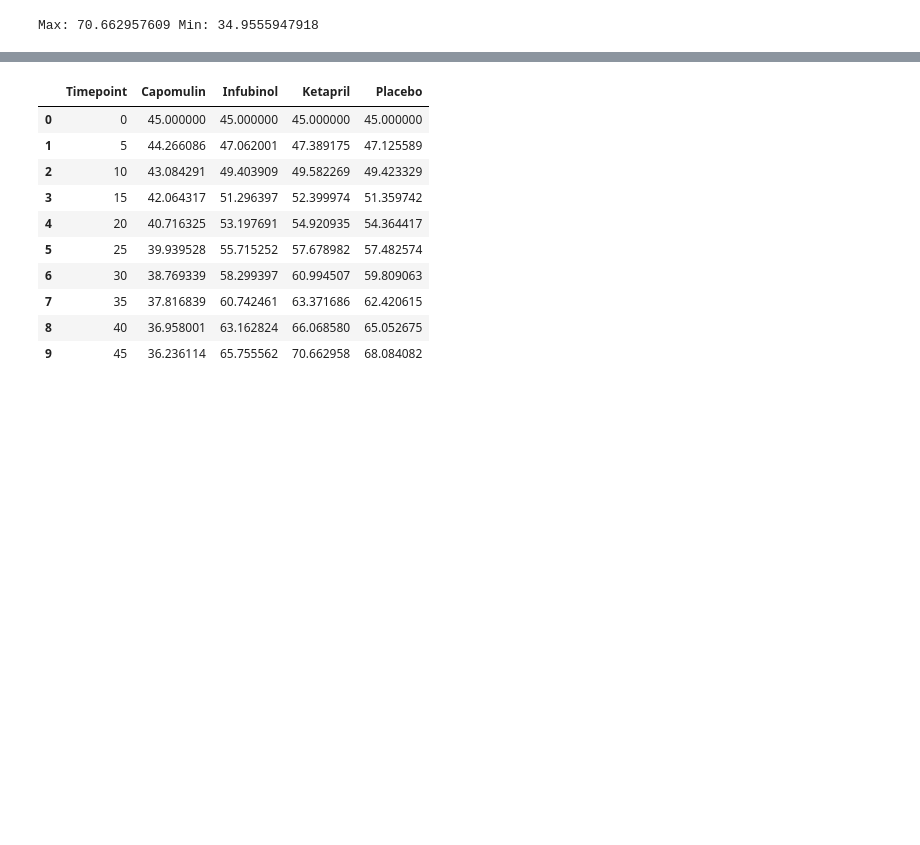
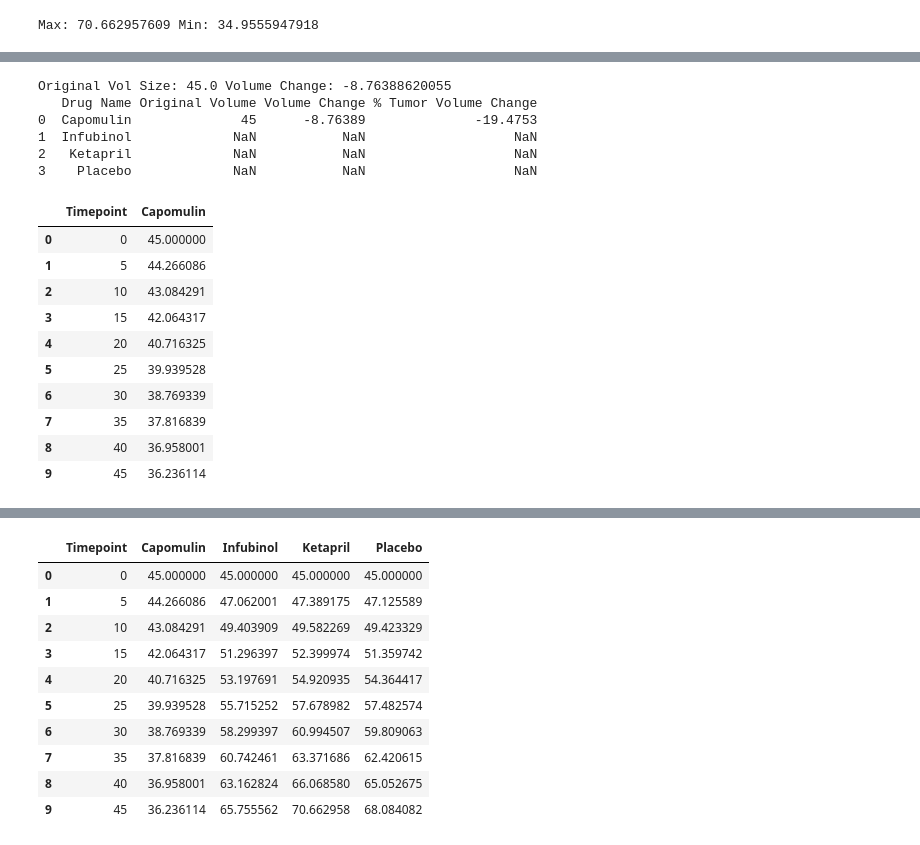
Before and after one commit to arunasunder/PYTHON-CHALLENGE, a Jupyter notebook: PyPharma/PharmaAnalyze.ipynb, the cells around one changed output, grey strips where cells are left out. Drawn from its saved outputs; the diff is of its cells as text; code cells hidden in the pictures; blank space fills up the shorter version.

```diff
--- a/PyPharma/PharmaAnalyze.ipynb
+++ b/PyPharma/PharmaAnalyze.ipynb
@@ -158,3 +97,69 @@ Capmoulin_pd.head()
+# %%
+# Group By Drugs and Append to the cleaned up list
+clinical_ForCapmoulin = reduced_mouse_drug[reduced_mouse_drug['Drug'] == "Capomulin"].groupby('Timepoint')['Tumor Volume (mm3)'].mean()
+
+
+Capmoulin_pd = pd.DataFrame (clinical_ForCapmoulin)
+
+Capmoulin_pd.reset_index(inplace = True)
+
+Capmoulin_pd.rename(columns={"Tumor Volume (mm3)":"Capomulin"}, inplace = True)
+
+# Data set needed for Part 4 bar plot  for Drug 1 - Caclulate & store while traversing the Tumor Volume Data
+# Create a holder for storing Tumor Volume Change over time for each drug - This would be used later to show
+# % Tumor size change over time
+
+columnsHeaders = ['Drug Name', 'Original Volume', 'Volume Change', '% Tumor Volume Change']
+Tumor_Percent_Change_ByDrug = pd.DataFrame(columns = columnsHeaders)
+
+# Calculate the Original Size, Volume Change
+OriginalVolSize = 0
+VolumeChange = 0
+
+for index, row in Capmoulin_pd.iterrows():
+    if (row["Timepoint"] == 0):
+        OriginalVolSize = row["Capomulin"]
+
+    if (row["Timepoint"] == 45):
+        VolumeChange = row["Capomulin"] - OriginalVolSize
+        break;
+
+print ("Original Vol Size: %s Volume Change: %s" %(str(OriginalVolSize), str(VolumeChange)))
+
+#Add the values found into the appropriate columns - Then calculate & store % Volume Change
+index = 0
+Tumor_Percent_Change_ByDrug.set_value(index, "Drug Name", "Capomulin")
+Tumor_Percent_Change_ByDrug.set_value(index + 1, "Drug Name", "Infubinol")
+Tumor_Percent_Change_ByDrug.set_value(index + 2, "Drug Name", "Ketapril")
+Tumor_Percent_Change_ByDrug.set_value(index + 3, "Drug Name", "Placebo")
+
+Tumor_Percent_Change_ByDrug.set_value(index, "Original Volume", OriginalVolSize)
+Tumor_Percent_Change_ByDrug.set_value(index, "Volume Change", VolumeChange)
+Tumor_Percent_Change_ByDrug.set_value(index, "% Tumor Volume Change", (VolumeChange / OriginalVolSize) * 100)
+
+print (Tumor_Percent_Change_ByDrug.head())
+
+#Infubinol_pd["Infubinol Survival Rate %"] = Infubinol_pd["Infubinol"] / Total_MouseCount * 100
+
+Capmoulin_pd.head(20)
+# %% [output]
+Original Vol Size: 45.0 Volume Change: -8.76388620055
+   Drug Name Original Volume Volume Change % Tumor Volume Change
+0  Capomulin              45      -8.76389              -19.4753
+1  Infubinol             NaN           NaN                   NaN
+2   Ketapril             NaN           NaN                   NaN
+3    Placebo             NaN           NaN                   NaN
+|  | Timepoint | Capomulin |
+| 0 | 0 | 45.000000 |
+| 1 | 5 | 44.266086 |
+| 2 | 10 | 43.084291 |
+| 3 | 15 | 42.064317 |
+| 4 | 20 | 40.716325 |
+| 5 | 25 | 39.939528 |
+| 6 | 30 | 38.769339 |
+| 7 | 35 | 37.816839 |
+| 8 | 40 | 36.958001 |
+| 9 | 45 | 36.236114 |
 # %%
 # Group By Drugs and Append to the cleaned up list
 clinical_ForInfubinol = reduced_mouse_drug[reduced_mouse_drug['Drug'] == "Infubinol"].groupby('Timepoint')['Tumor Volume (mm3)'].mean()
```
Also changed, not shown: parts of 12 cells of this notebook.
